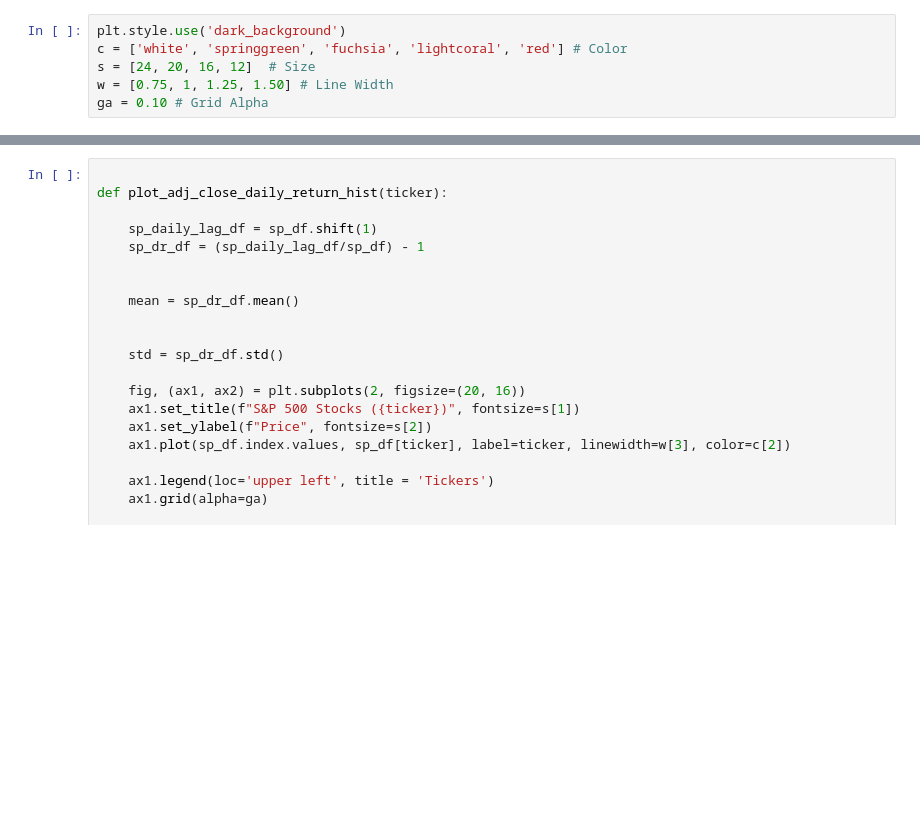
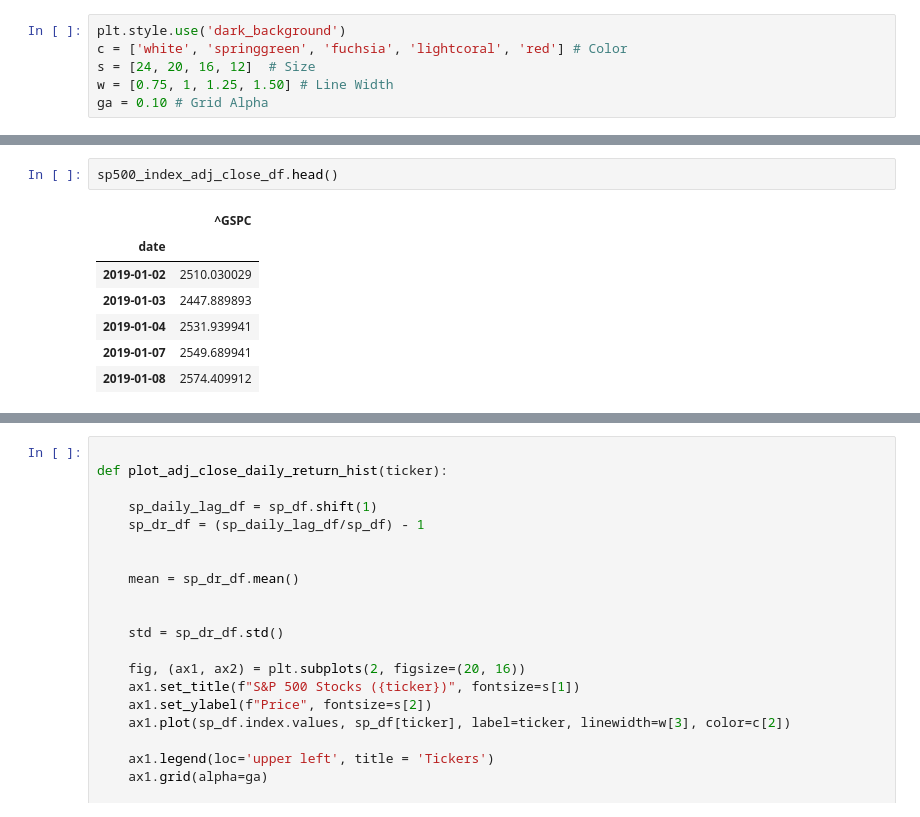
Before and after one commit to jujbates/Portfolio-Optimization, a Jupyter notebook: portopt/notebooks/exploratory/3.0-jujbates-S&P500-PO_eda.ipynb, the cells around one changed output, grey strips where cells are left out. Saved outputs shown, nothing was run; the diff lists cells and outputs as text; blank space fills up the shorter version.

```diff
--- a/portopt/notebooks/exploratory/3.0-jujbates-S&P500-PO_eda.ipynb
+++ b/portopt/notebooks/exploratory/3.0-jujbates-S&P500-PO_eda.ipynb
@@ -88,0 +158,10 @@ sp_df.index
+# %%
+sp500_index_adj_close_df.head()
+# %% [output]
+|  | ^GSPC |
+| date |  |
+| 2019-01-02 | 2510.030029 |
+| 2019-01-03 | 2447.889893 |
+| 2019-01-04 | 2531.939941 |
+| 2019-01-07 | 2549.689941 |
+| 2019-01-08 | 2574.409912 |
```
Also changed, not shown: parts of 21 cells of this notebook, 3 other files.
